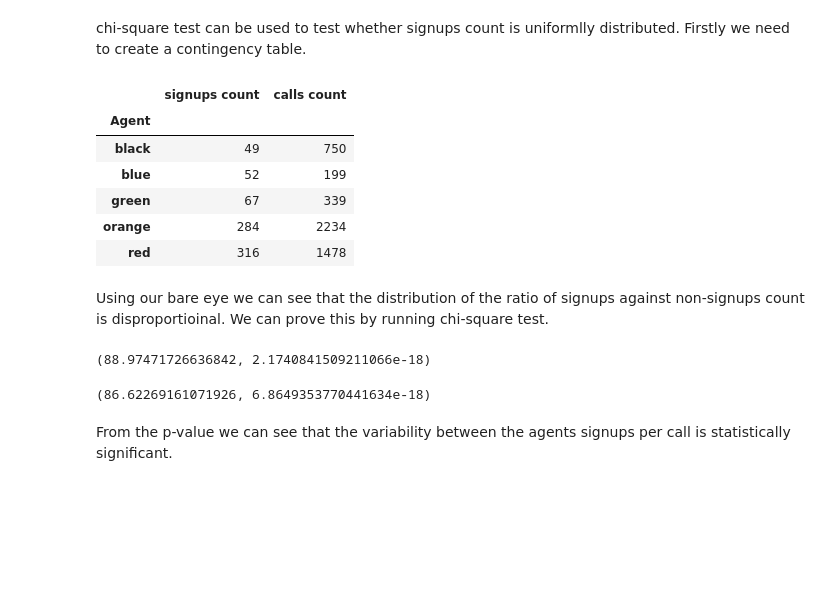
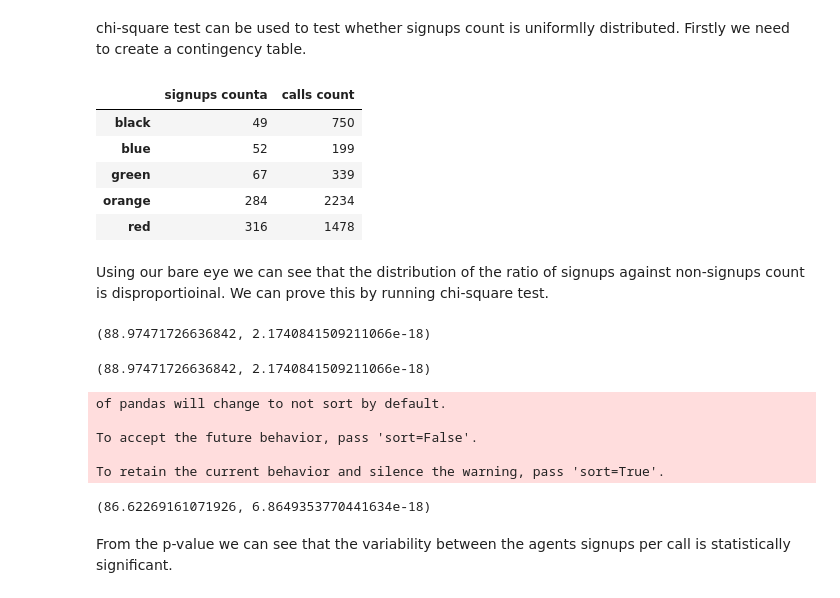
Before and after one commit to qingchaowang/modelling_projects, a Jupyter notebook: customer_target/latest.ipynb, the cells around one changed output. Drawn from its saved outputs; the diff is of its cells as text; code cells hidden in the pictures; blank space fills up the shorter version.

```diff
--- a/customer_target/latest.ipynb
+++ b/customer_target/latest.ipynb
@@ -234,3 +268,11 @@ green     0.197640
 orange    0.127126
 black     0.065333
 Name: Agent, dtype: float64
+# %%
+# answer to the most calls question
+calls_per_agent = calls_data['Agent'].value_counts().sort_index()
+# answer to the most signups question
+signups_per_agent = signups_leads_calls.groupby('Lead').last()['Agent'].value_counts().sort_index()
+# divide between the two and sort it
+signups_rate = (signups_per_agent/calls_per_agent).sort_values(ascending = False)
+signups_rate
@@ -256,11 +304,10 @@ Now we want to check whether the variation of average signups/calls ratio is sta
 chi-square test can be used to test whether signups count is uniformlly distributed. Firstly we need to create a contingency table.
 # %%
 test_data = pd.concat([signups_per_agent, calls_per_agent], axis = 1)
-test_data.columns = ['signups count', 'calls count']
+test_data.columns = ['signups counta', 'calls count']
 test_data
 # %% [output]
-|  | signups count | calls count |
-| Agent |  |  |
+|  | signups counta | calls count |
 | black | 49 | 750 |
 | blue | 52 | 199 |
 | green | 67 | 339 |
@@ -269,5 +318,10 @@ test_data
 # %% [markdown]
 Using our bare eye we can see that the distribution of the ratio of signups against non-signups count is disproportioinal.
 We can prove this by running chi-square test.
+# %%
+chi2, p, dof, expected = stats.chi2_contingency([i for i in np.array(test_data)])
+chi2, p
+# %% [output]
+(88.97471726636842, 2.1740841509211066e-18)
 # %%
 # I use list comprehension to decompose the dataframe into separate row vector.
@@ -276,13 +330,18 @@ chi2, p
 # %% [output]
 (88.97471726636842, 2.1740841509211066e-18)
 # %%
-# I need to change the code here
+.groupby('Call Outcome')# I need to change the code here
 test_data = pd.concat([signups_per_agent, actual_calls_per_agent], axis = 1)
 test_data.columns = ['signups count', 'actual calls count']
 chi2, p, dof, expected = stats.chi2_contingency([i for i in np.array(test_data)])
 chi2, p
 # %% [output]
-(86.62269161071926, 6.8649353770441634e-18)
+of pandas will change to not sort by default.
+
+To accept the future behavior, pass 'sort=False'.
+
+To retain the current behavior and silence the warning, pass 'sort=True'.
+(86.62269161071926, 6.8649353770441634e-18)
 # %% [markdown]
 From the p-value we can see that the variability between the agents signups per call is statistically significant.
 # %% [markdown]
```
Also changed, not shown: parts of 17 cells of this notebook, 17 other files.
